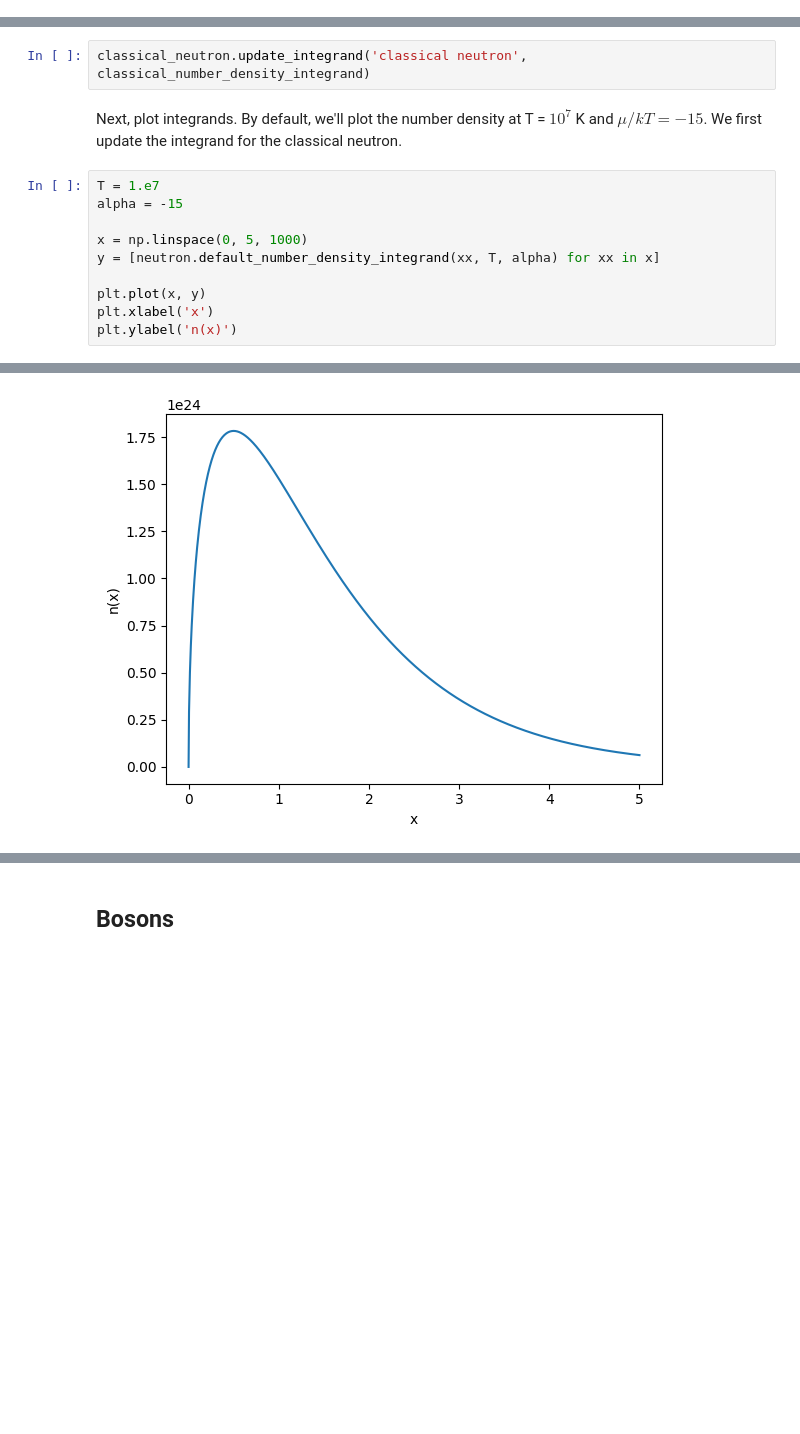
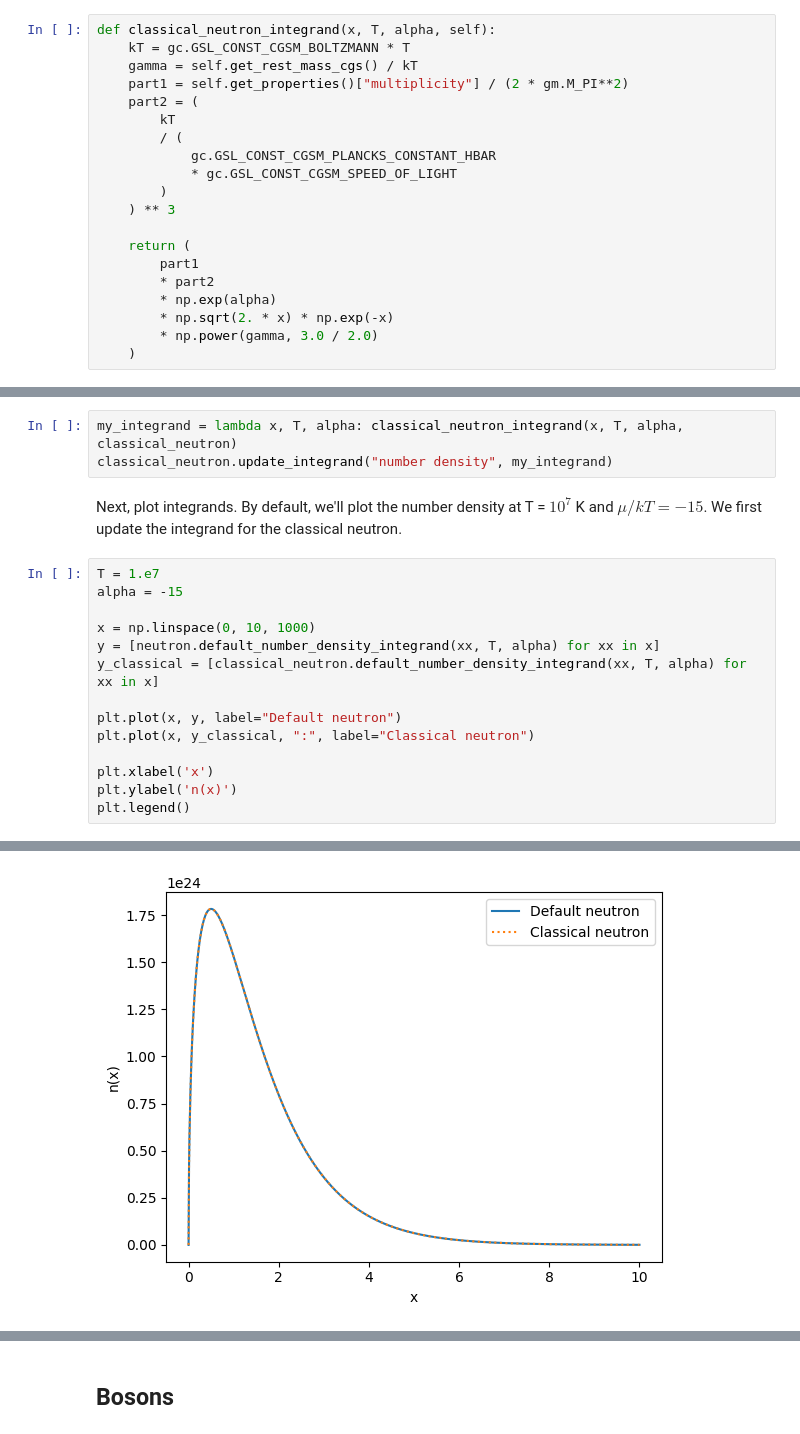
Before and after one commit to mbradle/wnstatmech, a Jupyter notebook: tutorial/wnstatmech_tutorial.ipynb, the cells around one changed output, grey strips where cells are left out. Saved outputs shown, nothing was run; the diff lists cells and outputs as text; blank space fills up the shorter version.

```diff
--- a/tutorial/wnstatmech_tutorial.ipynb
+++ b/tutorial/wnstatmech_tutorial.ipynb
@@ -132 +122,21 @@ def classical_number_density_integrand(x, temperature, alpha):
+# %%
+def classical_neutron_integrand(x, T, alpha, self):
+    kT = gc.GSL_CONST_CGSM_BOLTZMANN * T
+    gamma = self.get_rest_mass_cgs() / kT
+    part1 = self.get_properties()["multiplicity"] / (2 * gm.M_PI**2)
+    part2 = (
+        kT
+        / (
+            gc.GSL_CONST_CGSM_PLANCKS_CONSTANT_HBAR
+            * gc.GSL_CONST_CGSM_SPEED_OF_LIGHT
+        )
+    ) ** 3
+
+    return (
+        part1
+        * part2
+        * np.exp(alpha)
+        * np.sqrt(2. * x) * np.exp(-x)
+        * np.power(gamma, 3.0 / 2.0)
+    )
 # %% [markdown]
@@ -134,15 +144,20 @@ Now register this integrand with the class neutron.
-# %%
-classical_neutron.update_integrand('classical neutron', classical_number_density_integrand)
+# %%
+my_integrand = lambda x, T, alpha: classical_neutron_integrand(x, T, alpha, classical_neutron)
+classical_neutron.update_integrand("number density", my_integrand)
 # %% [markdown]
 Next, plot integrands.  By default, we'll plot the number density at T = $10^7$ K and $\mu/kT = -15$.  We first update the integrand for the classical neutron.
 # %%
 T = 1.e7
 alpha = -15
 
-x = np.linspace(0, 5, 1000)
+x = np.linspace(0, 10, 1000)
 y = [neutron.default_number_density_integrand(xx, T, alpha) for xx in x]
+y_classical = [classical_neutron.default_number_density_integrand(xx, T, alpha) for xx in x]
 
-plt.plot(x, y)
+plt.plot(x, y, label="Default neutron")
+plt.plot(x, y_classical, ":", label="Classical neutron")
+
 plt.xlabel('x')
 plt.ylabel('n(x)')
+plt.legend()
 # %% [output]
@@ -150 +165 @@ Text(0, 0.5, 'n(x)')
-[figure, old version]
+[figure, new version]
```
Also changed, not shown: parts of 25 cells of this notebook.
